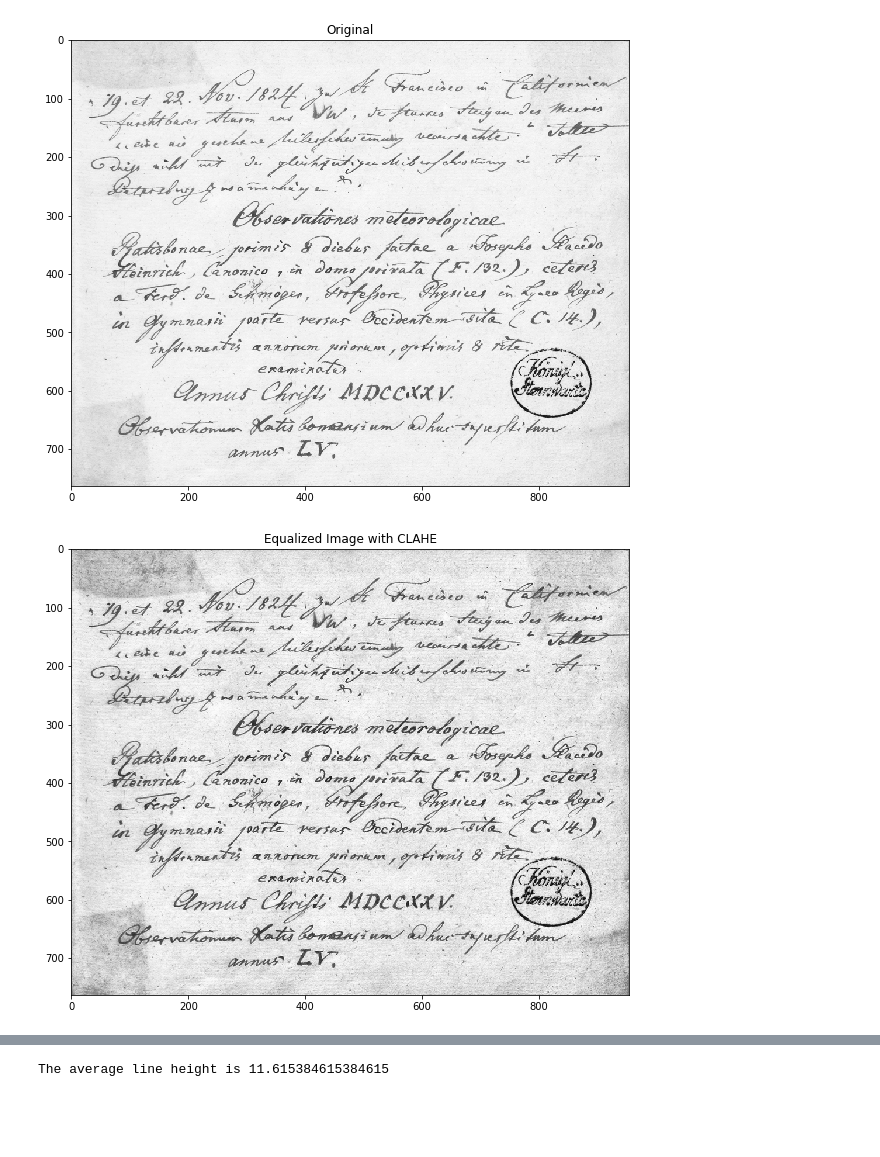
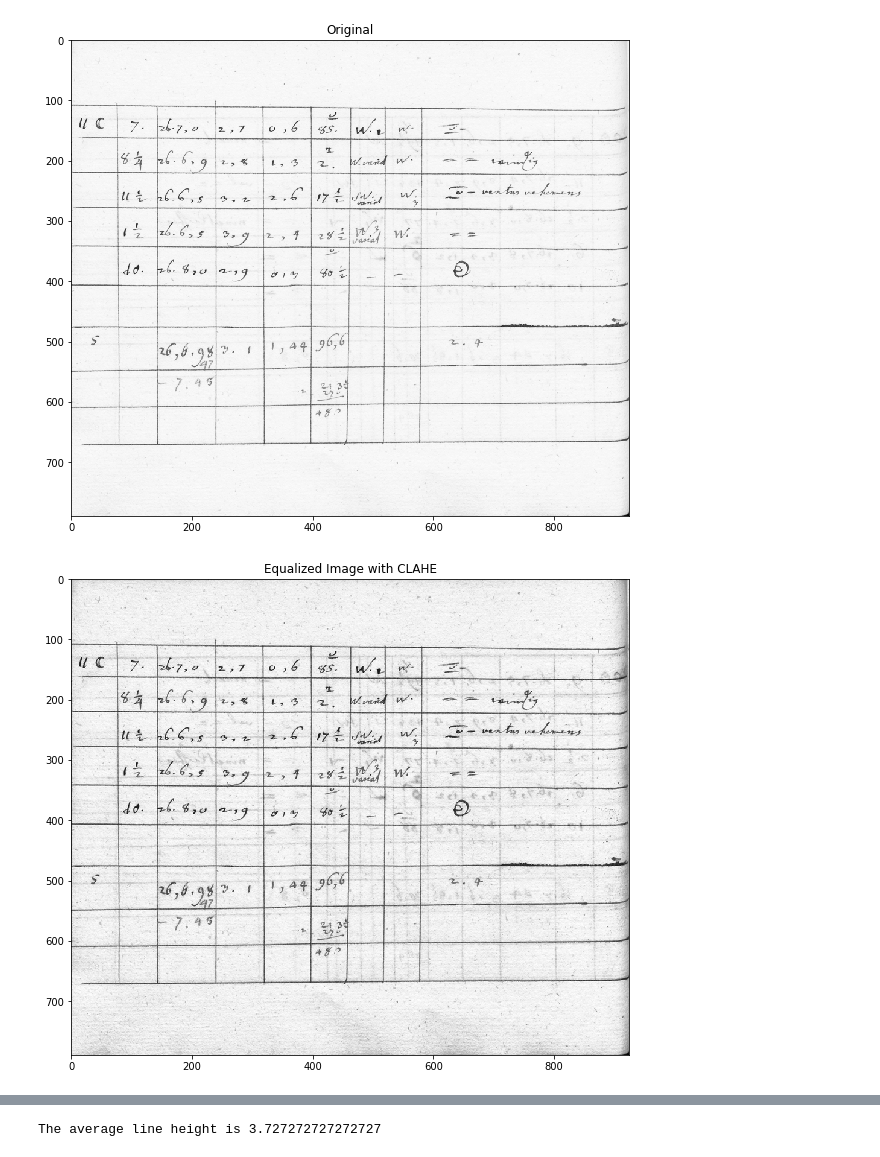
Before and after one commit to CrazyCrud/simple-text-line-extraction, a Jupyter notebook: work/Line Extraction.ipynb, the cells around one changed output, grey strips where cells are left out. Drawn from its saved outputs; the diff is of its cells as text; code cells hidden in the pictures; blank space fills up the shorter version.

```diff
--- a/work/Line Extraction.ipynb
+++ b/work/Line Extraction.ipynb
@@ -107,7 +107,7 @@ def remove_connected_components(img):
 
 
 def run():
-    img_path = "./assets/scan.png"
+    img_path = "./assets/test-2.png"
     img = load_image(img_path)
 
     if img is None:
@@ -116,32 +116,32 @@ def run():
     show_image(img, 'Original')
 
     img_equalized = equalize_image(img.copy())
     show_image(img_equalized, 'Equalized Image with CLAHE')
 
     img_binarized =  binarize_image(img_equalized.copy())
     img_binarized = invert(img_binarized)
     show_image(img_binarized, 'Binarized Image')
 
     img_denoised = apply_morphology(img_binarized.copy())
     show_image(img_denoised, 'Denoised Image')
 
     img_denoised_cc = remove_connected_components(img_binarized.copy())
     show_image(img_denoised_cc, 'Denoised Image by Connected Components')
 
     projection_profile = get_projection_profile(img_denoised_cc)
     img_profile = get_image_of_projection_profile(projection_profile, img_denoised_cc)
     show_images([img_denoised_cc, img_profile], 'Projection Profile')
 
     projection_profile_thresholded = threshold_projection_profile(projection_profile)
     img_profile_thresholded = get_image_of_projection_profile(projection_profile_thresholded, img_denoised_cc)
     show_images([img_denoised_cc, img_profile_thresholded], 'Thresholded Projection Profile')
 
     line_height = calculate_line_height(projection_profile_thresholded)
 
     print("The average line height is {}".format(line_height))
 
 
 run()
 # %% [output]
-[figure, old version]
+[figure, new version]
-[figure, old version]
+[figure, new version]
@@ -153 +153 @@ run()
-The average line height is 11.615384615384615
+The average line height is 3.727272727272727
```
Also changed, not shown: parts of 1 cell of this notebook, 4 other files.
